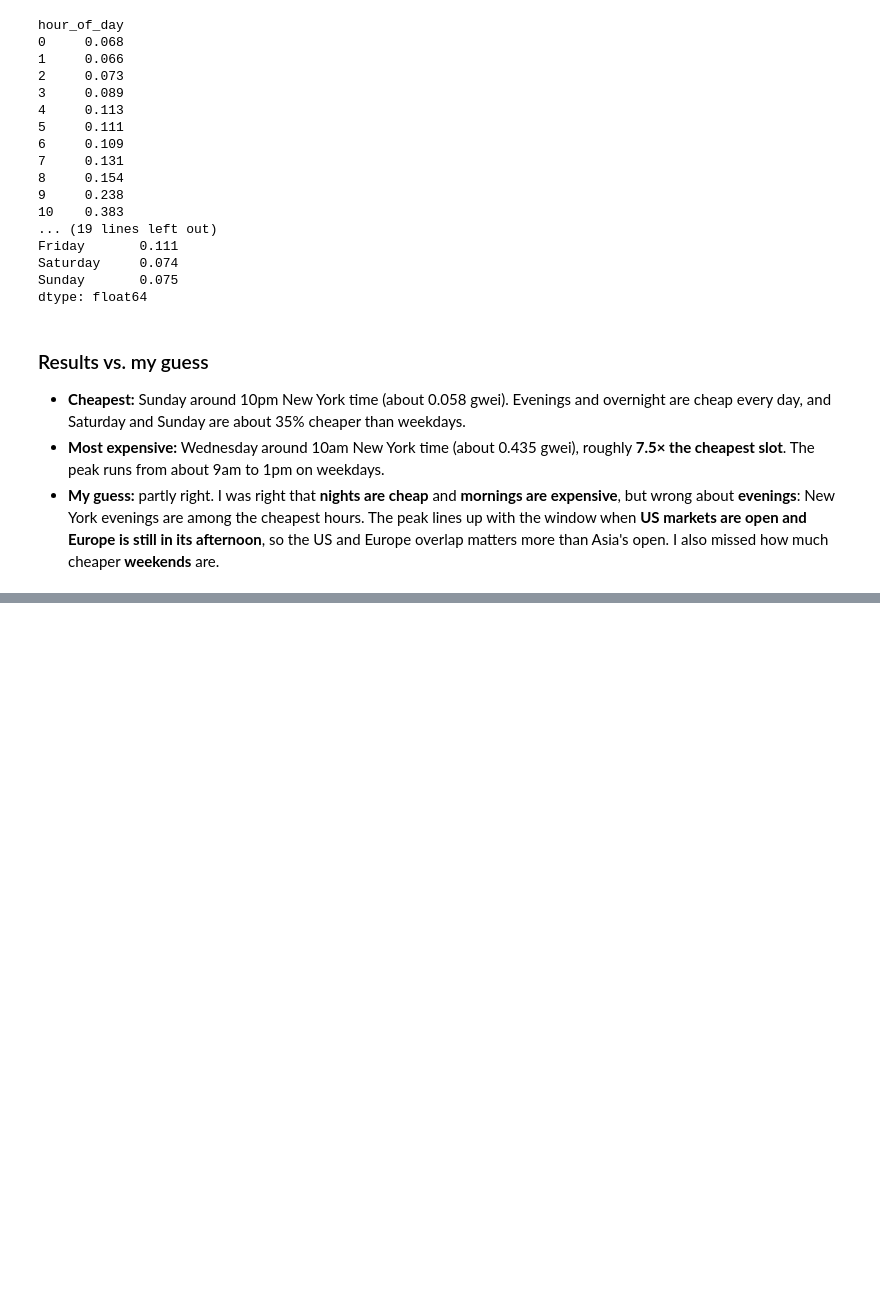
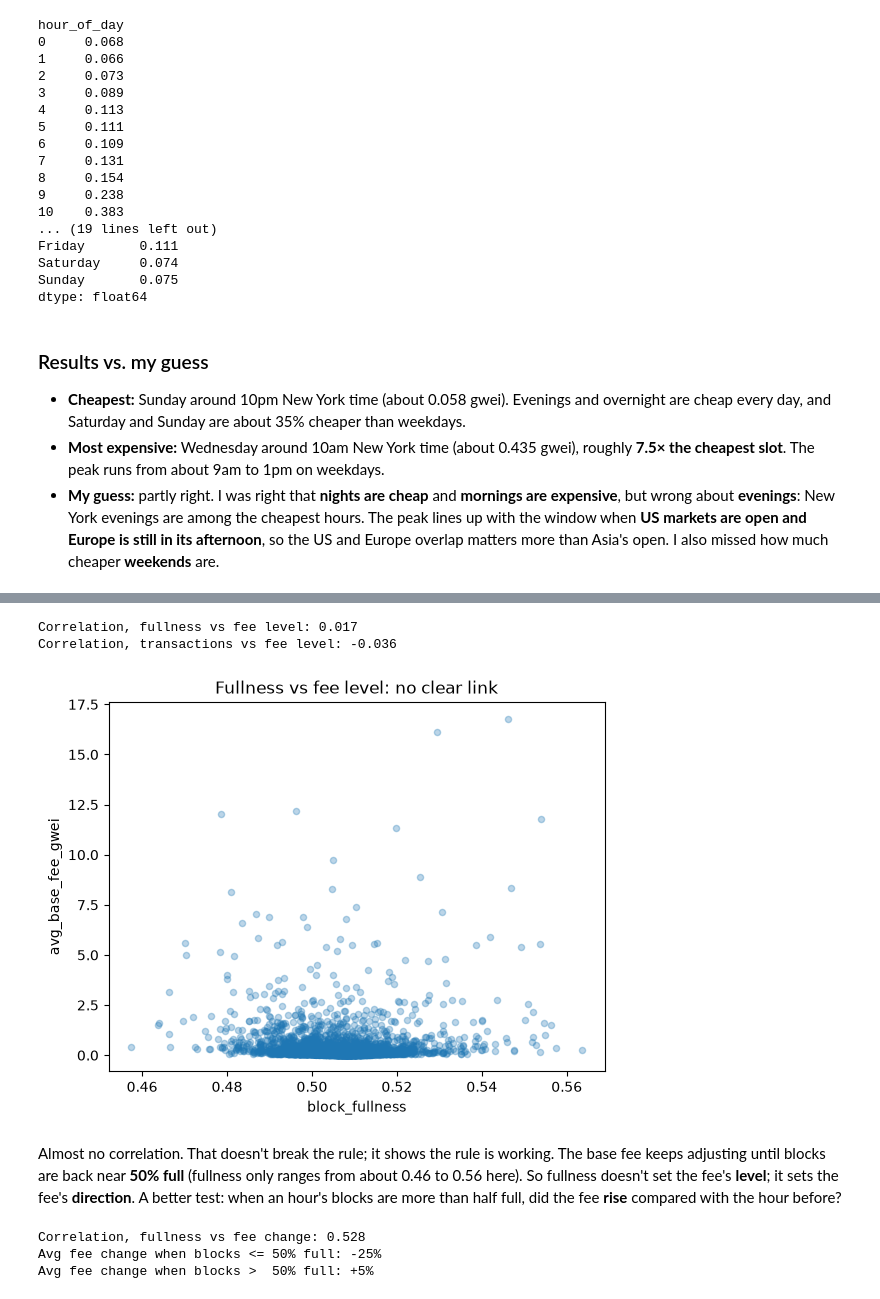
Before and after one commit to Benjamin10444/eth-gas-fee-study, a Jupyter notebook: notebooks/01_gas_analysis.ipynb, the cells around one changed output, grey strips where cells are left out. Saved outputs shown, nothing was run; the diff lists cells and outputs as text; code cells hidden in the pictures; blank space fills up the shorter version.

Commit message:
Test fullness vs fee and explain top 10 spikes
Co-Authored-By: Claude Opus 5.5 <noreply@anthropic.com>

```diff
--- a/notebooks/01_gas_analysis.ipynb
+++ b/notebooks/01_gas_analysis.ipynb
@@ -149,0 +154,29 @@ dtype: float64
+# %%
+print("Correlation, fullness vs fee level:", round(df["avg_base_fee_gwei"].corr(df["block_fullness"]), 3))
+print("Correlation, transactions vs fee level:", round(df["avg_base_fee_gwei"].corr(df["tx_count"]), 3))
+
+df.plot.scatter(x="block_fullness", y="avg_base_fee_gwei", alpha=0.3,
+                title="Fullness vs fee level: no clear link")
+plt.show()
+# %% [output]
+Correlation, fullness vs fee level: 0.017
+Correlation, transactions vs fee level: -0.036
+[figure, added]
+# %% [markdown]
+Almost no correlation. That doesn't break the rule; it shows the rule is working. The base fee keeps adjusting until blocks are back near **50% full** (fullness only ranges from about 0.46 to 0.56 here). So fullness doesn't set the fee's **level**; it sets the fee's **direction**. A better test: when an hour's blocks are more than half full, did the fee **rise** compared with the hour before?
+# %%
+import numpy as np
+
+# change in fee vs the previous hour, on a log scale so +100% and -50% are treated symmetrically
+df["fee_change"] = np.log(df["avg_base_fee_gwei"] / df["avg_base_fee_gwei"].shift(1))
+
+print("Correlation, fullness vs fee change:", round(df["block_fullness"].corr(df["fee_change"]), 3))
+
+df["over_half_full"] = df["block_fullness"] > 0.5
+summary = df.groupby("over_half_full")["fee_change"].mean()
+print("Avg fee change when blocks <= 50% full:", f"{np.exp(summary[False]) - 1:+.0%}")
+print("Avg fee change when blocks >  50% full:", f"{np.exp(summary[True]) - 1:+.0%}")
+# %% [output]
+Correlation, fullness vs fee change: 0.528
+Avg fee change when blocks <= 50% full: -25%
+Avg fee change when blocks >  50% full: +5%
```
Also changed, not shown: parts of 6 cells of this notebook, 1 other file.
